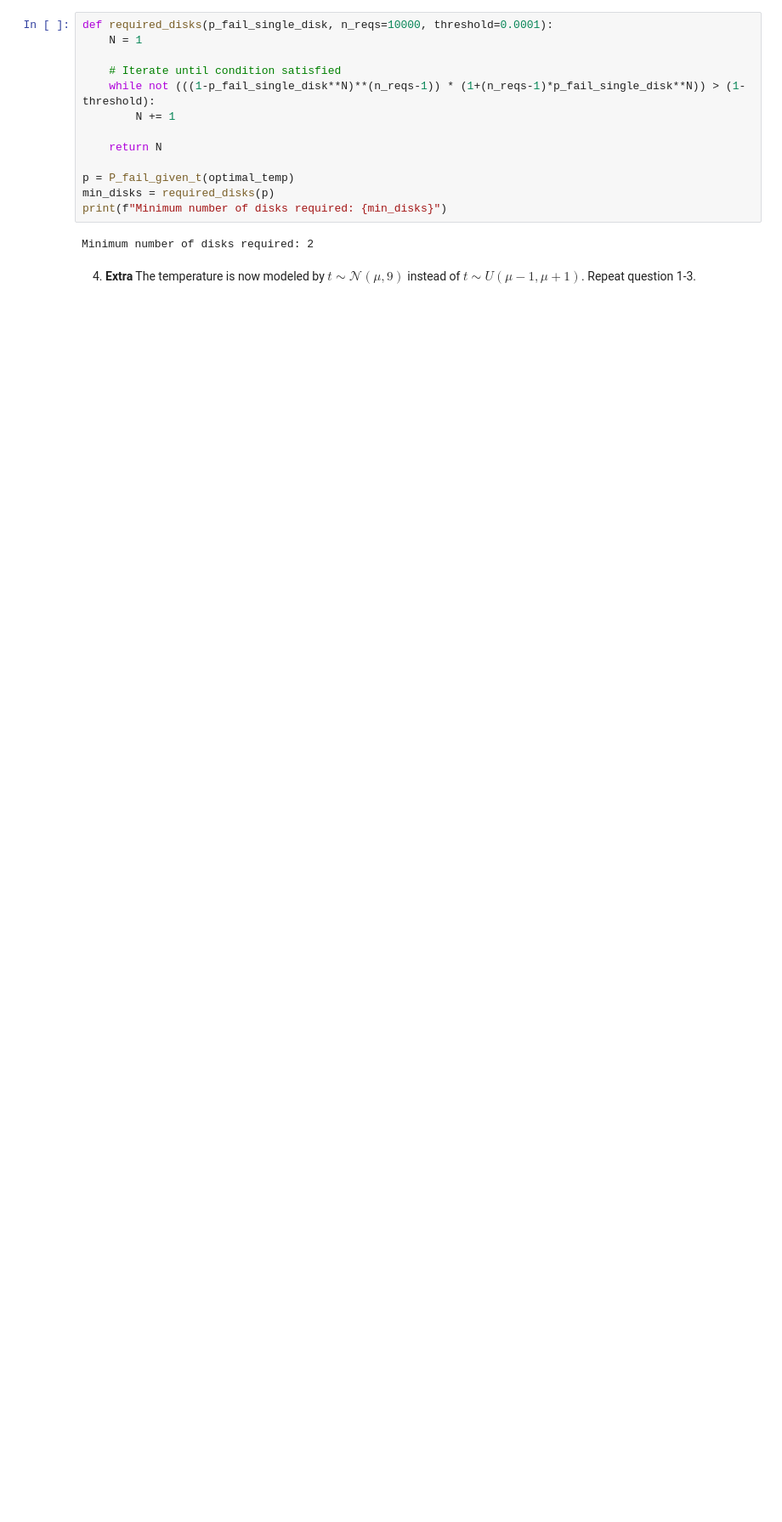
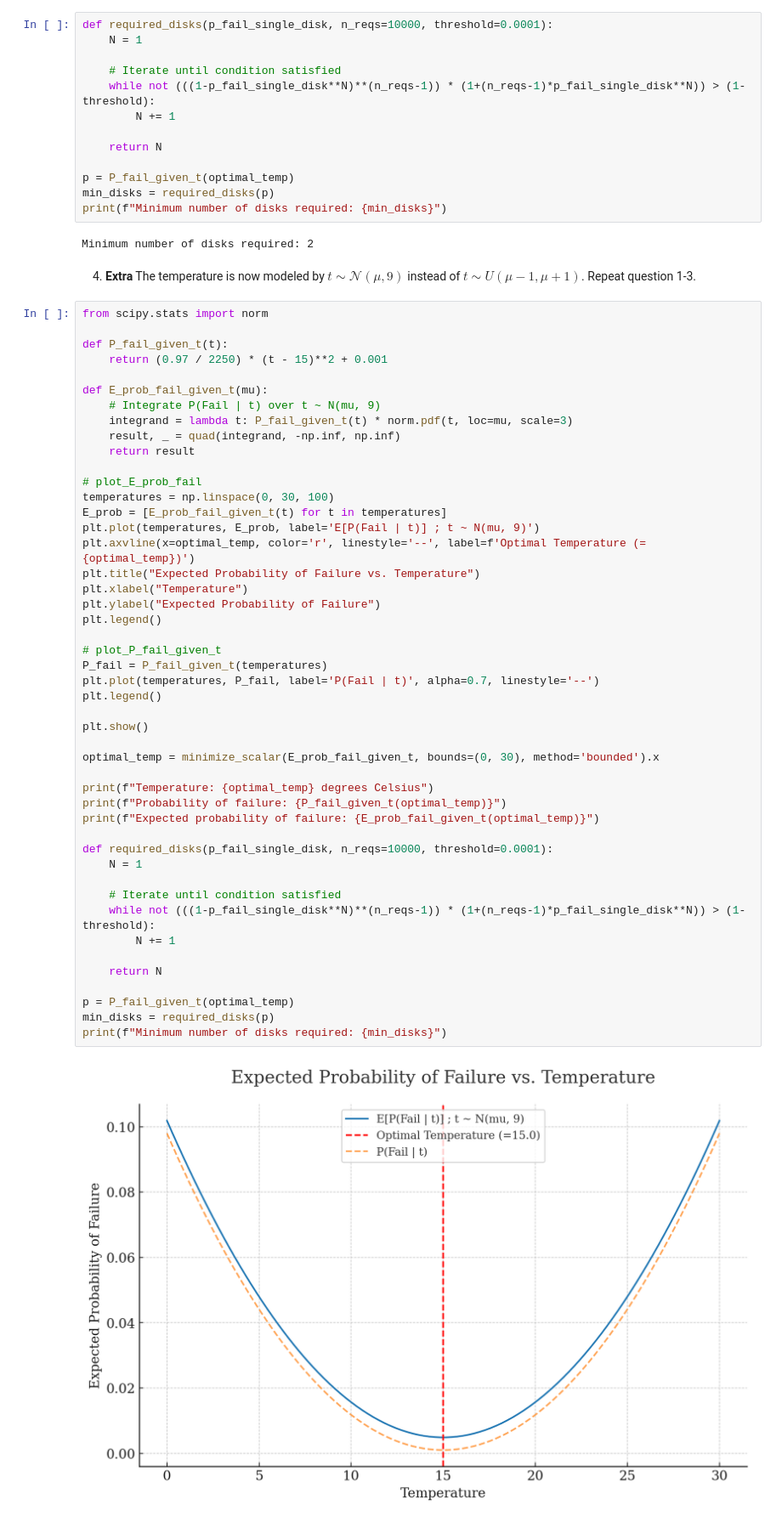
Before and after one commit to pupipatsk/Comp-Eng-Math-II, a Jupyter notebook: assignment/9-Probability/Assingment-9.ipynb, the cells around one changed output. Shown at 85% size. Cells and saved outputs as stored; diff of their text form; blank space fills up the shorter version.

```diff
--- a/assignment/9-Probability/Assingment-9.ipynb
+++ b/assignment/9-Probability/Assingment-9.ipynb
@@ -532,3 +532,52 @@ print(f"Minimum number of disks required: {min_disks}")
 Minimum number of disks required: 2
 # %% [markdown]
 4. **Extra** The temperature is now modeled by $t\sim \mathcal{N}(\mu,9)$ instead of $t\sim U(\mu-1,\mu+1)$. Repeat question 1-3.
+# %%
+from scipy.stats import norm
+
+def P_fail_given_t(t):
+    return (0.97 / 2250) * (t - 15)**2 + 0.001
+
+def E_prob_fail_given_t(mu):
+    # Integrate P(Fail | t) over t ~ N(mu, 9)
+    integrand = lambda t: P_fail_given_t(t) * norm.pdf(t, loc=mu, scale=3)
+    result, _ = quad(integrand, -np.inf, np.inf)
+    return result
+
+# plot_E_prob_fail
+temperatures = np.linspace(0, 30, 100)
+E_prob = [E_prob_fail_given_t(t) for t in temperatures]
+plt.plot(temperatures, E_prob, label='E[P(Fail | t)] ; t ~ N(mu, 9)')
+plt.axvline(x=optimal_temp, color='r', linestyle='--', label=f'Optimal Temperature (={optimal_temp})')
+plt.title("Expected Probability of Failure vs. Temperature")
+plt.xlabel("Temperature")
+plt.ylabel("Expected Probability of Failure")
+plt.legend()
+
+# plot_P_fail_given_t
+P_fail = P_fail_given_t(temperatures)
+plt.plot(temperatures, P_fail, label='P(Fail | t)', alpha=0.7, linestyle='--')
+plt.legend()
+
+plt.show()
+
+optimal_temp = minimize_scalar(E_prob_fail_given_t, bounds=(0, 30), method='bounded').x
+
+print(f"Temperature: {optimal_temp} degrees Celsius")
+print(f"Probability of failure: {P_fail_given_t(optimal_temp)}")
+print(f"Expected probability of failure: {E_prob_fail_given_t(optimal_temp)}")
+
+def required_disks(p_fail_single_disk, n_reqs=10000, threshold=0.0001):
+    N = 1
+
+    # Iterate until condition satisfied
+    while not (((1-p_fail_single_disk**N)**(n_reqs-1)) * (1+(n_reqs-1)*p_fail_single_disk**N)) > (1-threshold):
+        N += 1
+
+    return N
+
+p = P_fail_given_t(optimal_temp)
+min_disks = required_disks(p)
+print(f"Minimum number of disks required: {min_disks}")
+# %% [output]
+[figure, added]
```
Also changed, not shown: parts of 3 cells of this notebook.
